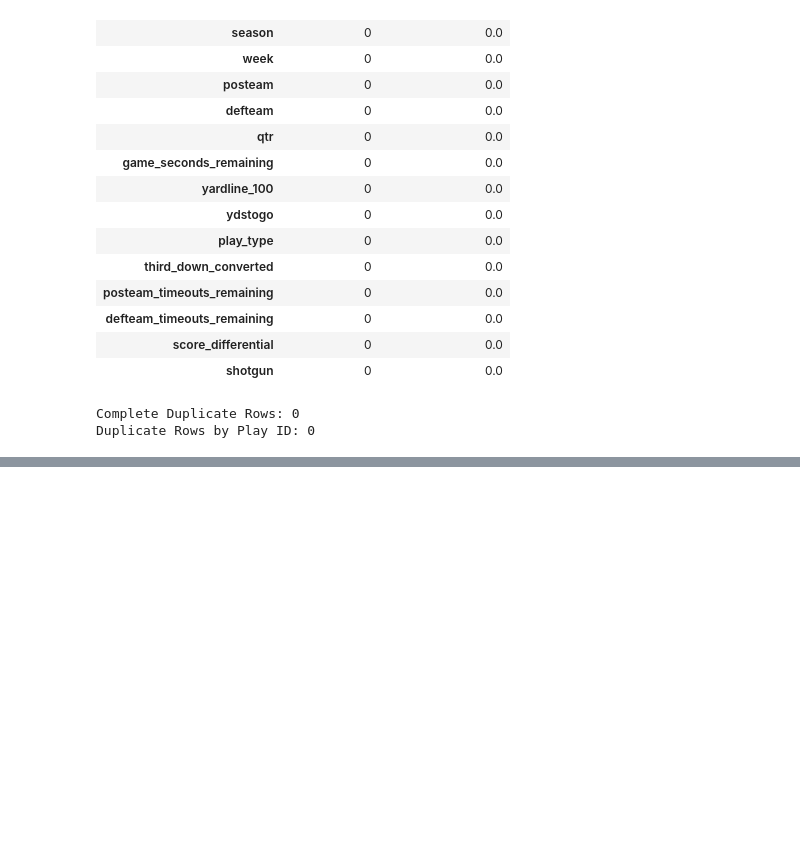
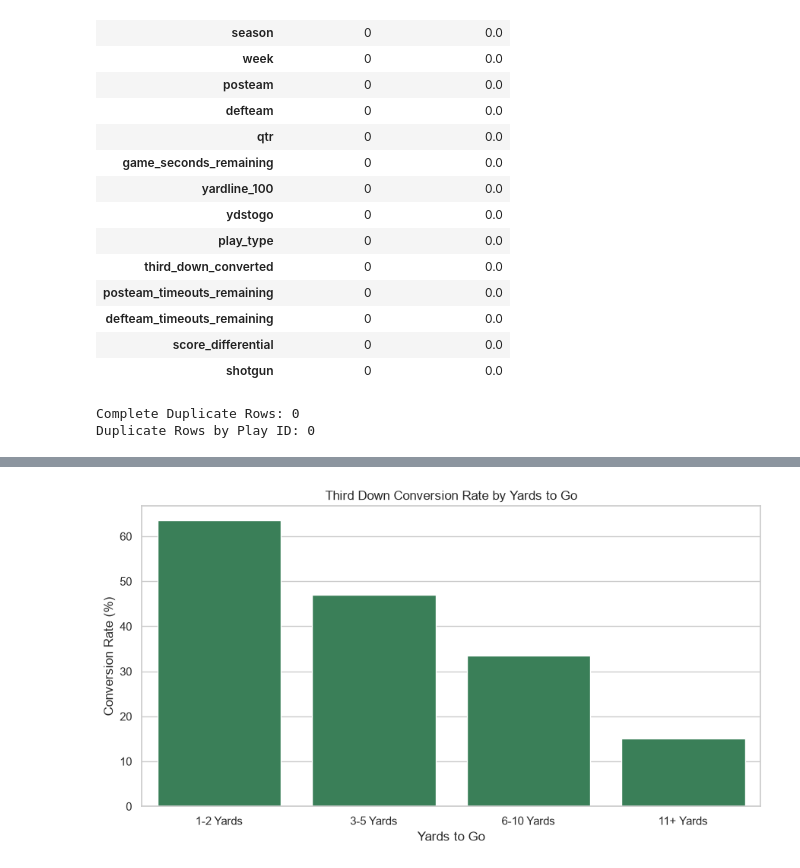
Before and after one commit to anthonyfeaster/USD-AAI-500-Final-Project, a Jupyter notebook: notebooks/01_initial_eda.ipynb, the cells around one changed output, grey strips where cells are left out. Saved outputs shown, nothing was run; the diff lists cells and outputs as text; code cells hidden in the pictures; blank space fills up the shorter version.

```diff
--- a/notebooks/01_initial_eda.ipynb
+++ b/notebooks/01_initial_eda.ipynb
@@ -291,0 +271,18 @@ conversion_by_play_type
+# %%
+def summarize_conversions(data, group_column):
+    summary = (
+        data.groupby(group_column, as_index=False).agg(
+            number_of_plays=(
+                "third_down_converted", "count"
+            ),
+            successful_conversions=(
+                "third_down_converted", "sum"
+            ),
+            conversion_rate=(
+                "third_down_converted", "mean"
+            )
+        )
+    )
+    summary["conversion_rate"] = (summary["conversion_rate"] * 100).round(2)
+
+    return summary
@@ -311,0 +403,17 @@ plt.show()
+# %%
+plt.figure(figsize=(9, 5))
+
+sns.barplot(
+    data = conversion_by_distance,
+    x = conversion_by_distance["yards_to_go_group"].str.title(),
+    y = "conversion_rate",
+    color = "seagreen"
+)
+
+plt.title("Third Down Conversion Rate by Yards to Go")
+plt.xlabel("Yards to Go")
+plt.ylabel("Conversion Rate (%)")
+plt.tight_layout()
+plt.show()
+# %% [output]
+[figure, added]
```
Also changed, not shown: parts of 25 cells of this notebook, 1 other file.
